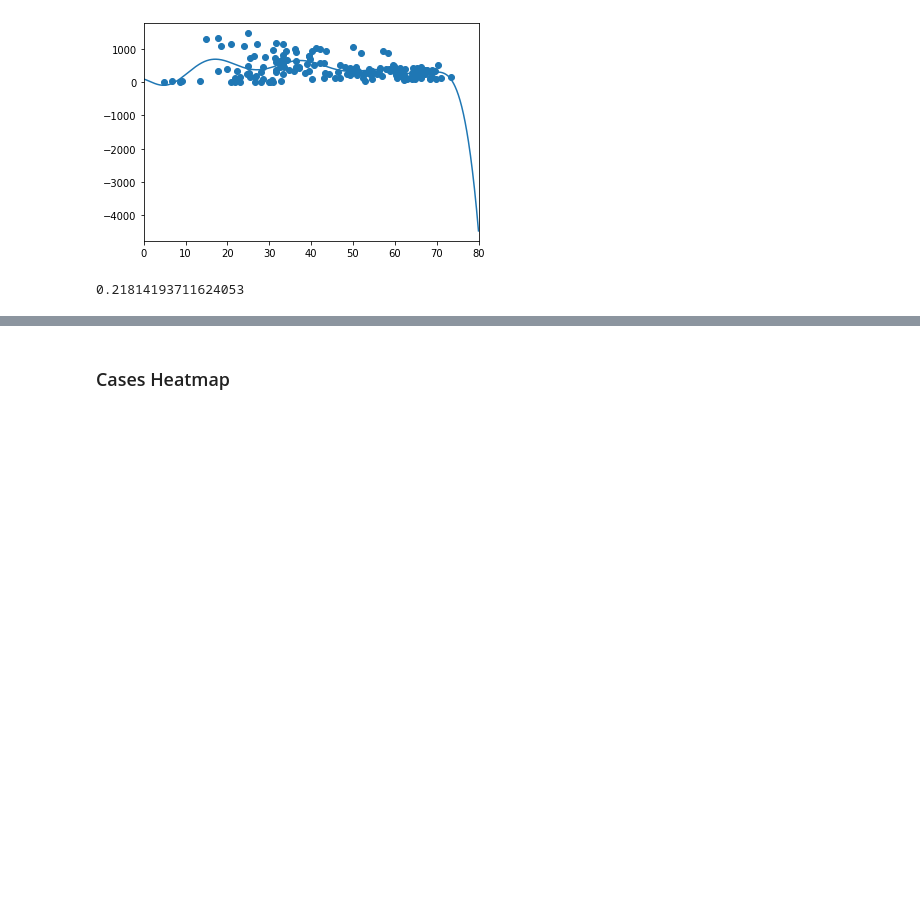
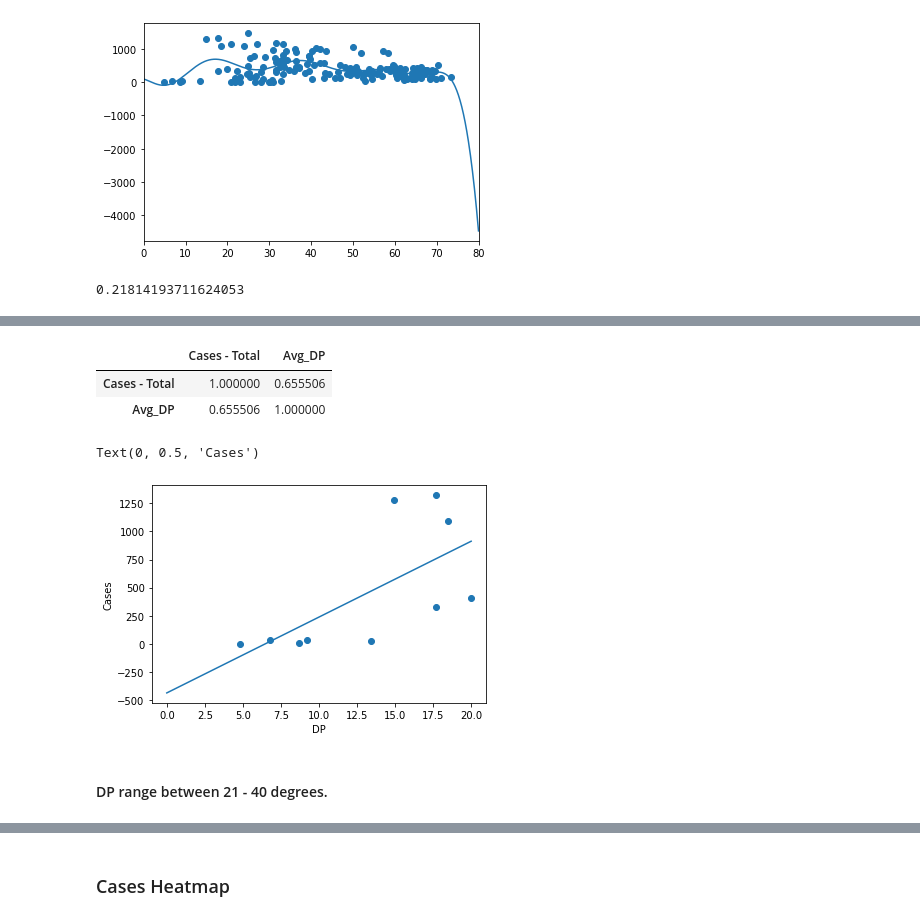
Before and after one commit to Charles-M-A/Final_Project_MSc, a Jupyter notebook: Final_Project.ipynb, the cells around one changed output, grey strips where cells are left out. Cells and saved outputs as stored; diff of their text form; code cells hidden in the pictures; blank space fills up the shorter version.

```diff
--- a/Final_Project.ipynb
+++ b/Final_Project.ipynb
@@ -520,0 +524,5 @@ gauss_model.score(x[:, np.newaxis], y)
+# %%
+df = pd.read_csv('Data/Chicago_1_20_D14.csv')
+y = df['Cases - Total']
+x = df['Avg_DP']
+df.head()
@@ -520,0 +536,22 @@ gauss_model.score(x[:, np.newaxis], y)
+# %%
+df.corr()
+# %% [output]
+|  | Cases - Total | Avg_DP |
+| Cases - Total | 1.000000 | 0.655506 |
+| Avg_DP | 0.655506 | 1.000000 |
+# %%
+model = LinearRegression(fit_intercept=True)
+
+model.fit(x[:, np.newaxis], y)
+
+xfit = np.linspace(0, 20, 500)
+yfit = model.predict(xfit[:, np.newaxis])
+plt.scatter(x,y)
+plt.plot(xfit, yfit)
+plt.xlabel('DP')
+plt.ylabel('Cases')
+# %% [output]
+Text(0, 0.5, 'Cases')
+[figure, added]
+# %% [markdown]
+#### DP range between  21 - 40 degrees. ####
```
Also changed, not shown: parts of 22 cells of this notebook, 4 other files.
